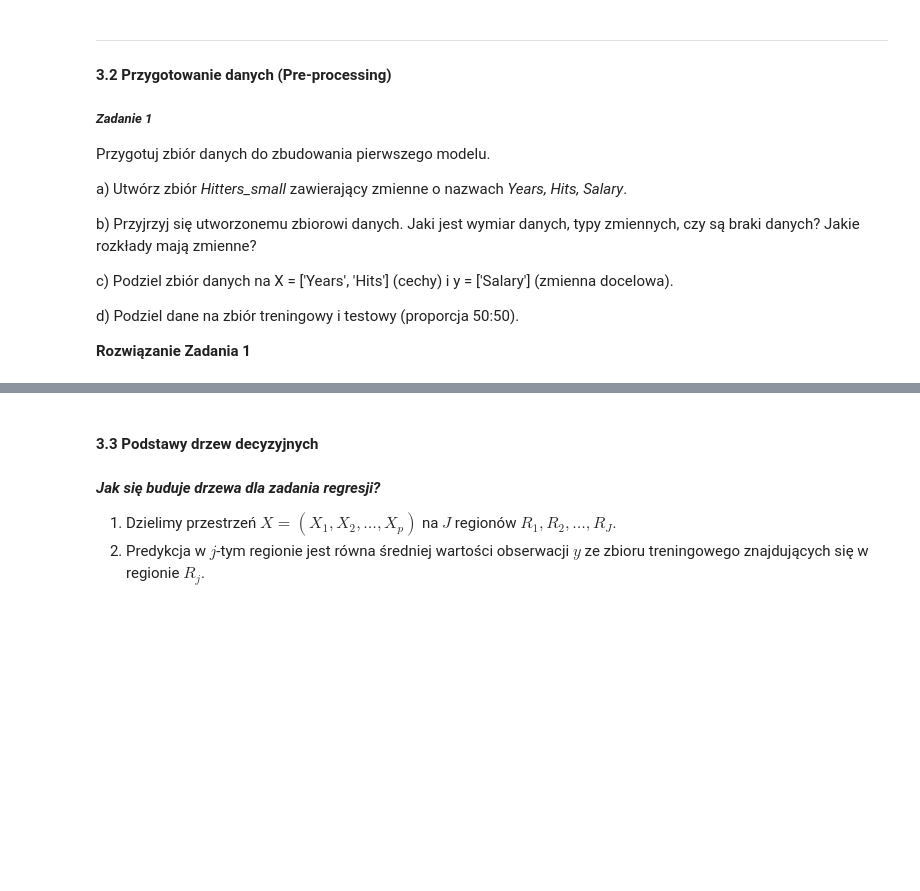
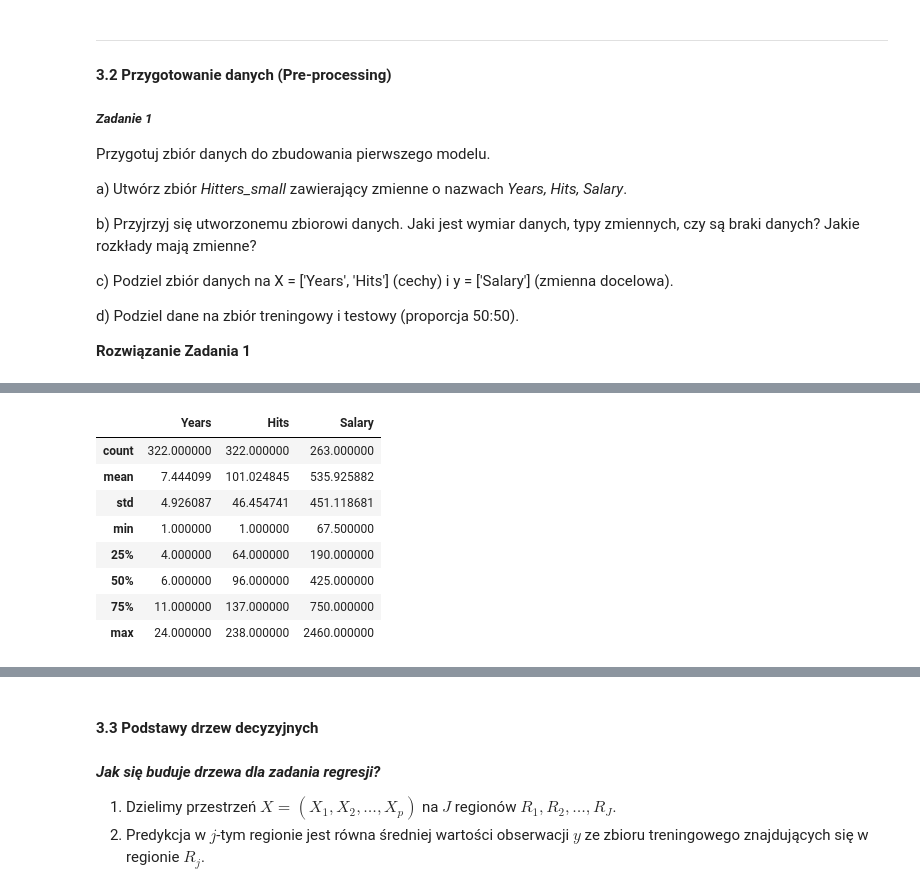
Before and after one commit to blazejkl/machine-learning-intro, a Jupyter notebook: lab1/lab01.ipynb, the cells around one changed output, grey strips where cells are left out. Cells and saved outputs as stored; diff of their text form; code cells hidden in the pictures; blank space fills up the shorter version.

```diff
--- a/lab1/lab01.ipynb
+++ b/lab1/lab01.ipynb
@@ -134,0 +150,12 @@ d) Podziel dane na zbiór treningowy i testowy (proporcja 50:50).
+# %%
+Hitters_small.describe()
+# %% [output]
+|  | Years | Hits | Salary |
+| count | 322.000000 | 322.000000 | 263.000000 |
+| mean | 7.444099 | 101.024845 | 535.925882 |
+| std | 4.926087 | 46.454741 | 451.118681 |
+| min | 1.000000 | 1.000000 | 67.500000 |
+| 25% | 4.000000 | 64.000000 | 190.000000 |
+| 50% | 6.000000 | 96.000000 | 425.000000 |
+| 75% | 11.000000 | 137.000000 | 750.000000 |
+| max | 24.000000 | 238.000000 | 2460.000000 |
```
Also changed, not shown: parts of 15 cells of this notebook.
